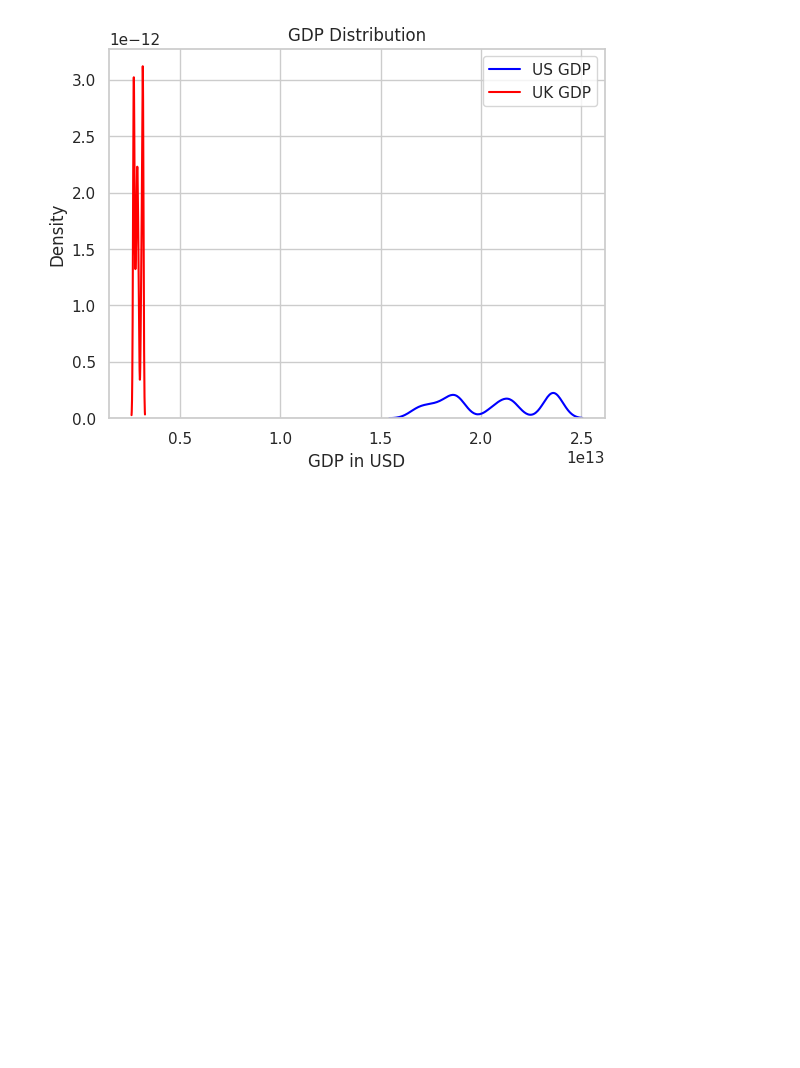
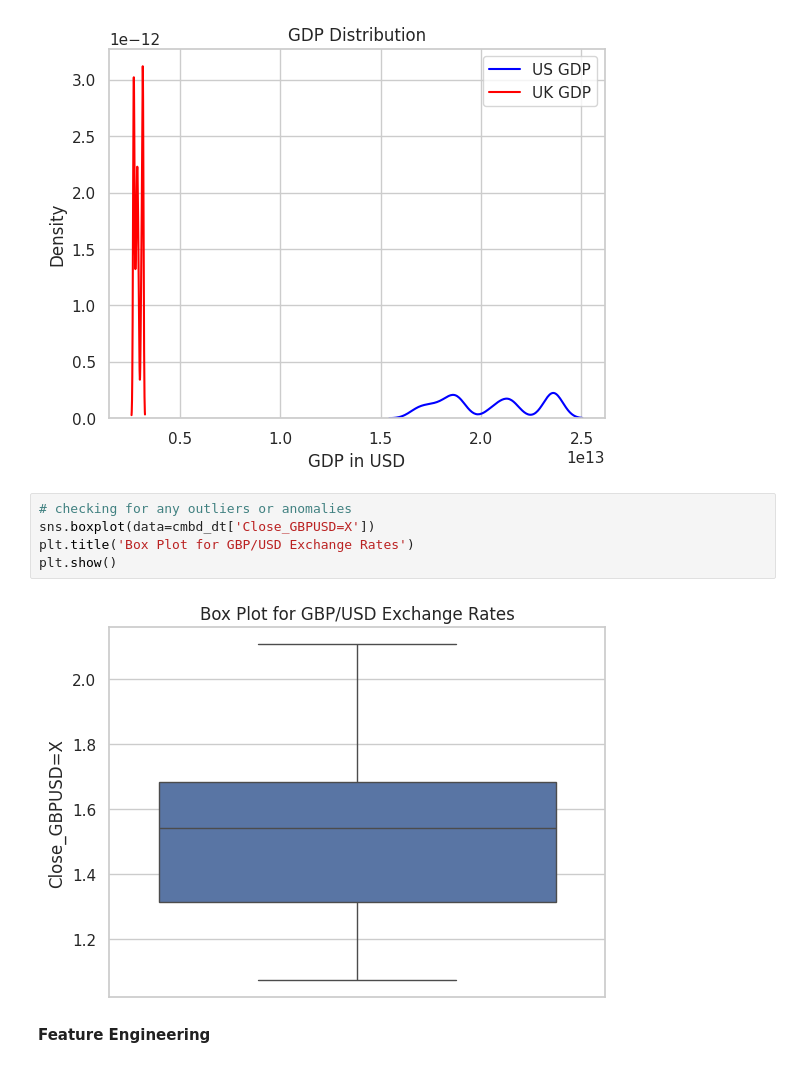
Before and after one commit to FunmilolaAdetuwo/Final-Project, a Jupyter notebook: Advanced_AI_Techniques_for_Predicting_Currency_Exchange_Rates_A_Deep_Learning_Approach.ipynb, the cells around one changed output. Cells and saved outputs as stored; diff of their text form; blank space fills up the shorter version.

```diff
--- a/Advanced_AI_Techniques_for_Predicting_Currency_Exchange_Rates_A_Deep_Learning_Approach.ipynb
+++ b/Advanced_AI_Techniques_for_Predicting_Currency_Exchange_Rates_A_Deep_Learning_Approach.ipynb
@@ -263,3 +269,12 @@ plt.show()
 # %% [output]
 [figure]
 [figure]
+# %%
+# checking for any outliers or anomalies
+sns.boxplot(data=cmbd_dt['Close_GBPUSD=X'])
+plt.title('Box Plot for GBP/USD Exchange Rates')
+plt.show()
+# %% [output]
+[figure, added]
+# %% [markdown]
+**Feature Engineering**
```
Also changed, not shown: parts of 1 cell of this notebook.
